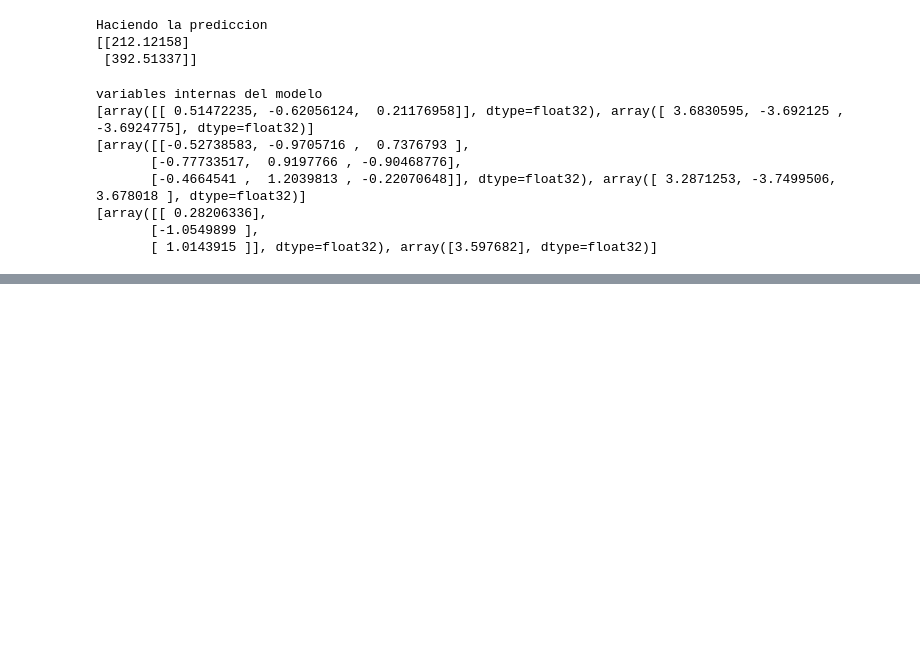
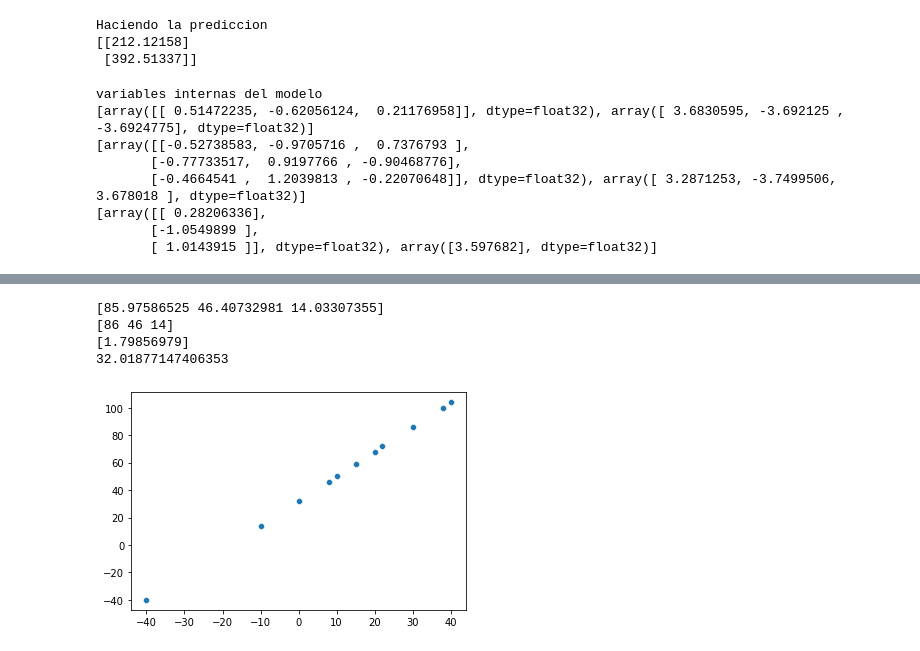
Before and after one commit to jcjimenezb123/PFM_PronosticoDemanda, a Jupyter notebook: redesneuronalesIntro1.ipynb, the cells around one changed output, grey strips where cells are left out. Saved outputs shown, nothing was run; the diff lists cells and outputs as text; code cells hidden in the pictures; blank space fills up the shorter version.

```diff
--- a/redesneuronalesIntro1.ipynb
+++ b/redesneuronalesIntro1.ipynb
@@ -143,0 +185,28 @@ fited parameters
+# %%
+import numpy as np
+import seaborn as sns
+
+from sklearn.linear_model import LinearRegression
+from sklearn.model_selection import train_test_split
+
+x_var=np.array([-40.,-10,0,8,15,22,38,10,20,30,40])
+y_var=np.array([-40,14,32,46,59,72,100,50,68,86,104])
+
+sns.scatterplot(x = x_var, y = y_var)
+
+from sklearn.model_selection import train_test_split
+(X_train, X_test, y_train, y_test) = train_test_split(x_var.reshape(-1,1), y_var, test_size = .2)
+
+from sklearn.linear_model import LinearRegression
+linear_regressor = LinearRegression()
+linear_regressor.fit(X_train, y_train)
+print(linear_regressor.predict(X_test))
+print(y_test)
+print(linear_regressor.coef_)
+print(linear_regressor.intercept_)
+# %% [output]
+[85.97586525 46.40732981 14.03307355]
+[86 46 14]
+[1.79856979]
+32.01877147406353
+[figure, added]
```
Also changed, not shown: parts of 4 cells of this notebook.
